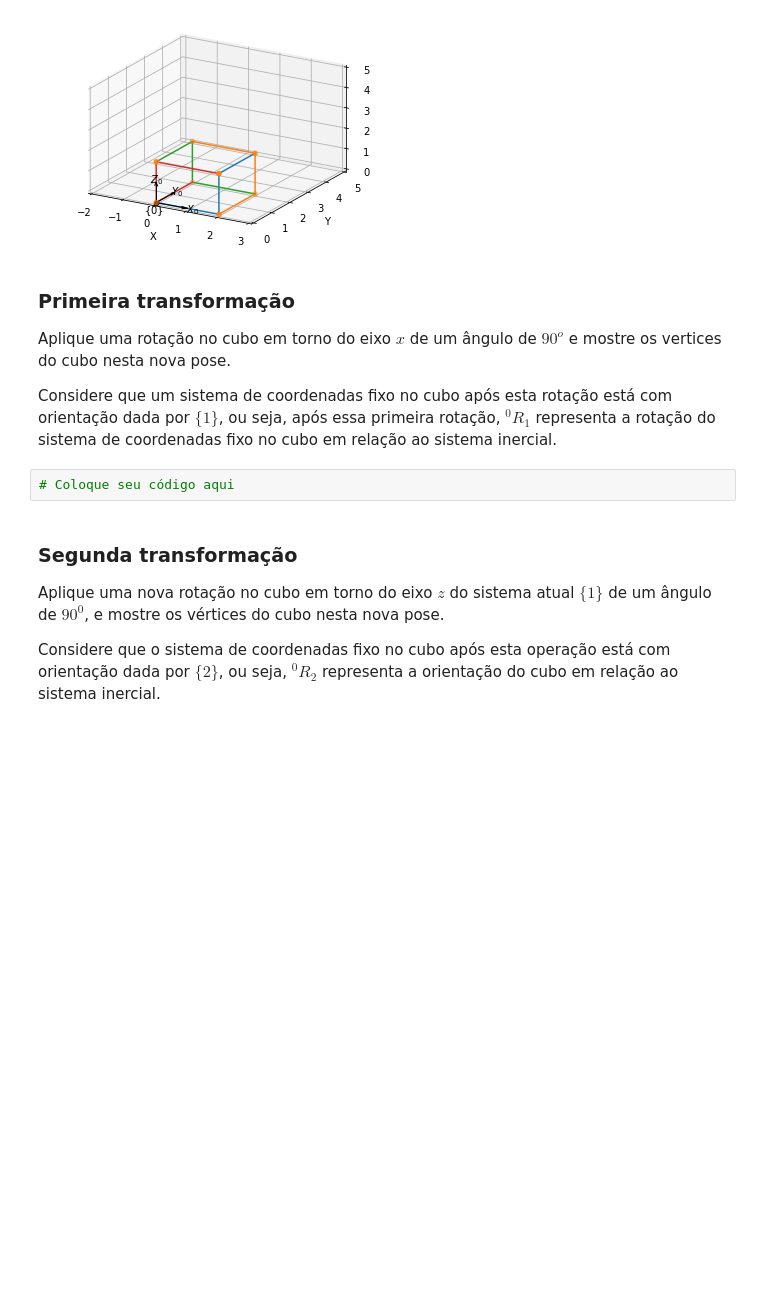
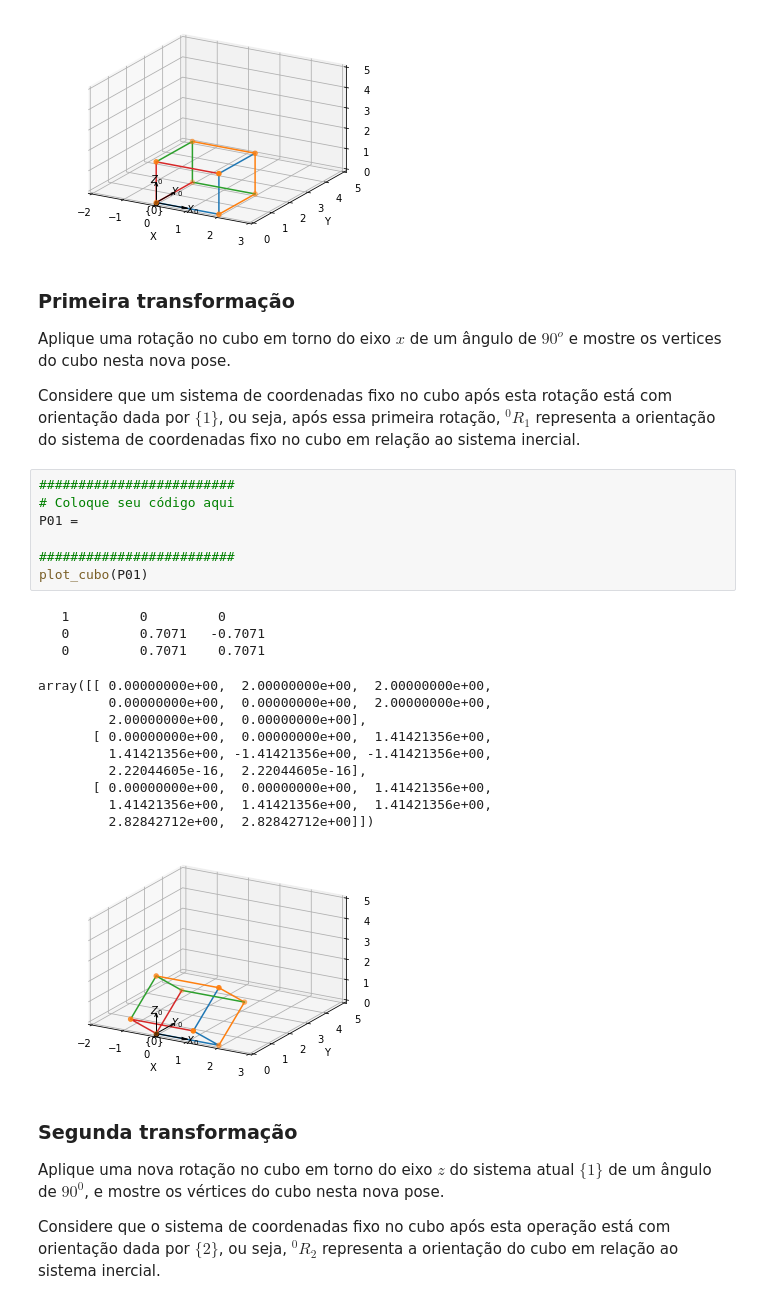
Before and after one commit to vgrassi/sel0634, a Jupyter notebook: sel634_tarefa1.ipynb, the cells around one changed output. Drawn from its saved outputs; the diff is of its cells as text; blank space fills up the shorter version.

```diff
--- a/sel634_tarefa1.ipynb
+++ b/sel634_tarefa1.ipynb
@@ -73,9 +67,28 @@ plot_cubo(P)
 
 Aplique uma rotação no cubo em torno do eixo $x$ de um ângulo de $90^o$ e mostre os vertices do cubo nesta nova pose.
 
-Considere que um sistema de coordenadas fixo no cubo após esta rotação está com orientação dada por $\{1\}$, ou seja, após essa primeira rotação, $^0R_1$ representa a rotação do sistema de coordenadas fixo no cubo em relação ao sistema inercial.
+Considere que um sistema de coordenadas fixo no cubo após esta rotação está com orientação dada por $\{1\}$, ou seja, após essa primeira rotação, $^0R_1$ representa a orientação do sistema de coordenadas fixo no cubo em relação ao sistema inercial.
 # %%
+#########################
 # Coloque seu código aqui
+P01 =
+
+#########################
+plot_cubo(P01)
+# %% [output]
+   1         0         0
+   0         0.7071   -0.7071
+   0         0.7071    0.7071
+array([[ 0.00000000e+00,  2.00000000e+00,  2.00000000e+00,
+         0.00000000e+00,  0.00000000e+00,  2.00000000e+00,
+         2.00000000e+00,  0.00000000e+00],
+       [ 0.00000000e+00,  0.00000000e+00,  1.41421356e+00,
+         1.41421356e+00, -1.41421356e+00, -1.41421356e+00,
+         2.22044605e-16,  2.22044605e-16],
+       [ 0.00000000e+00,  0.00000000e+00,  1.41421356e+00,
+         1.41421356e+00,  1.41421356e+00,  1.41421356e+00,
+         2.82842712e+00,  2.82842712e+00]])
+[figure, added]
 # %% [markdown]
 ### Segunda transformação
 
```
Also changed, not shown: parts of 3 cells of this notebook.
